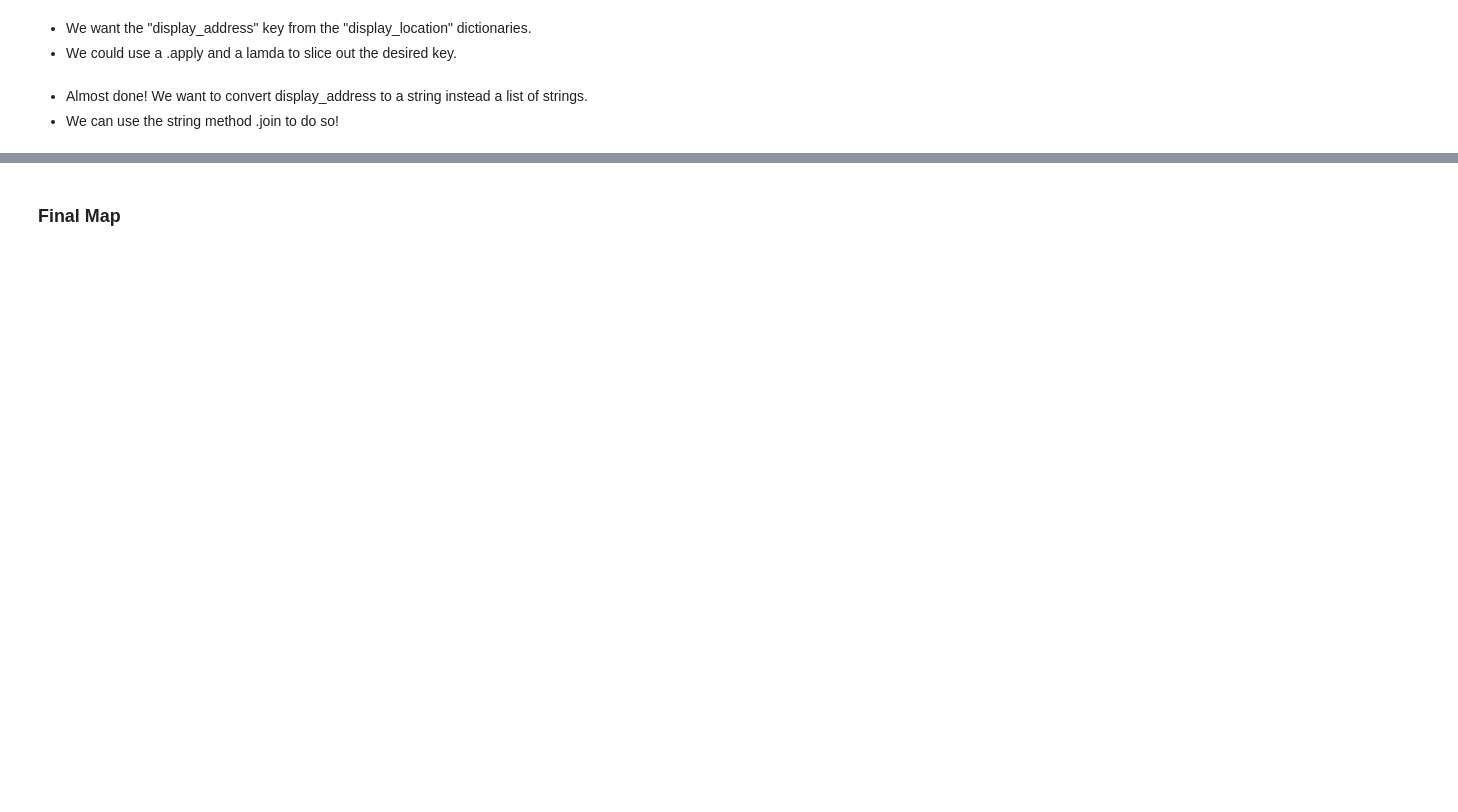
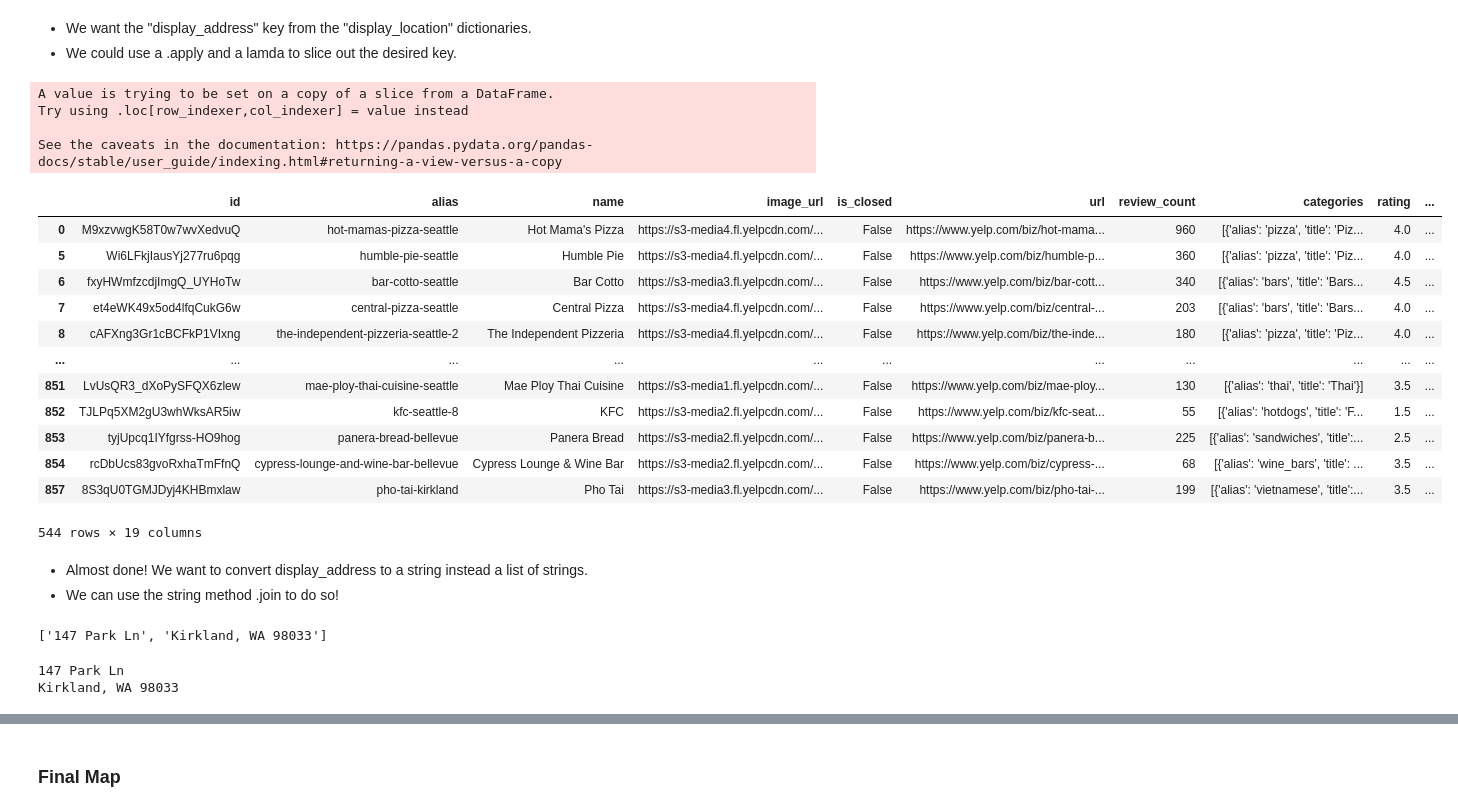
Before and after one commit to MileneCV/data-enrichment-wk14-activity-mapping-yelp-api-results, a Jupyter notebook: Part2-Mapping Yelp Search Results.ipynb, the cells around one changed output, grey strips where cells are left out. Drawn from its saved outputs; the diff is of its cells as text; code cells hidden in the pictures; blank space fills up the shorter version.

```diff
--- a/Part2-Mapping Yelp Search Results.ipynb
+++ b/Part2-Mapping Yelp Search Results.ipynb
@@ -293,12 +385,40 @@ test_addr
 - We could use a .apply and a lamda to slice out the desired key.
 # %%
 ## use apply and lambda to slice correct key
+df['display_address'] = df['display_location'].apply(lambda x: x['display_address'])
+df
+# %% [output]
+A value is trying to be set on a copy of a slice from a DataFrame.
+Try using .loc[row_indexer,col_indexer] = value instead
+
+See the caveats in the documentation: https://pandas.pydata.org/pandas-docs/stable/user_guide/indexing.html#returning-a-view-versus-a-copy
+|  | id | alias | name | image_url | is_closed | url | review_count | categories | rating | ... |
+| 0 | M9xzvwgK58T0w7wvXedvuQ | hot-mamas-pizza-seattle | Hot Mama's Pizza | https://s3-media4.fl.yelpcdn.com/... | False | https://www.yelp.com/biz/hot-mama... | 960 | [{'alias': 'pizza', 'title': 'Piz... | 4.0 | ... |
+| 5 | Wi6LFkjIausYj277ru6pqg | humble-pie-seattle | Humble Pie | https://s3-media4.fl.yelpcdn.com/... | False | https://www.yelp.com/biz/humble-p... | 360 | [{'alias': 'pizza', 'title': 'Piz... | 4.0 | ... |
+| 6 | fxyHWmfzcdjImgQ_UYHoTw | bar-cotto-seattle | Bar Cotto | https://s3-media3.fl.yelpcdn.com/... | False | https://www.yelp.com/biz/bar-cott... | 340 | [{'alias': 'bars', 'title': 'Bars... | 4.5 | ... |
+| 7 | et4eWK49x5od4lfqCukG6w | central-pizza-seattle | Central Pizza | https://s3-media4.fl.yelpcdn.com/... | False | https://www.yelp.com/biz/central-... | 203 | [{'alias': 'bars', 'title': 'Bars... | 4.0 | ... |
+| 8 | cAFXng3Gr1cBCFkP1VIxng | the-independent-pizzeria-seattle-2 | The Independent Pizzeria | https://s3-media4.fl.yelpcdn.com/... | False | https://www.yelp.com/biz/the-inde... | 180 | [{'alias': 'pizza', 'title': 'Piz... | 4.0 | ... |
+| ... | ... | ... | ... | ... | ... | ... | ... | ... | ... | ... |
+| 851 | LvUsQR3_dXoPySFQX6zlew | mae-ploy-thai-cuisine-seattle | Mae Ploy Thai Cuisine | https://s3-media1.fl.yelpcdn.com/... | False | https://www.yelp.com/biz/mae-ploy... | 130 | [{'alias': 'thai', 'title': 'Thai'}] | 3.5 | ... |
+| 852 | TJLPq5XM2gU3whWksAR5iw | kfc-seattle-8 | KFC | https://s3-media2.fl.yelpcdn.com/... | False | https://www.yelp.com/biz/kfc-seat... | 55 | [{'alias': 'hotdogs', 'title': 'F... | 1.5 | ... |
+| 853 | tyjUpcq1IYfgrss-HO9hog | panera-bread-bellevue | Panera Bread | https://s3-media2.fl.yelpcdn.com/... | False | https://www.yelp.com/biz/panera-b... | 225 | [{'alias': 'sandwiches', 'title':... | 2.5 | ... |
+| 854 | rcDbUcs83gvoRxhaTmFfnQ | cypress-lounge-and-wine-bar-bellevue | Cypress Lounge & Wine Bar | https://s3-media2.fl.yelpcdn.com/... | False | https://www.yelp.com/biz/cypress-... | 68 | [{'alias': 'wine_bars', 'title': ... | 3.5 | ... |
+| 857 | 8S3qU0TGMJDyj4KHBmxlaw | pho-tai-kirkland | Pho Tai | https://s3-media3.fl.yelpcdn.com/... | False | https://www.yelp.com/biz/pho-tai-... | 199 | [{'alias': 'vietnamese', 'title':... | 3.5 | ... |
+544 rows × 19 columns
 # %% [markdown]
 - Almost done! We want to convert display_address to a string instead a list of strings.
 - We can use the string method .join to do so!
 # %%
 ## slice out a test_address
+test_addr = df.loc[857, 'display_address']
+test_addr
+# %% [output]
+['147 Park Ln', 'Kirkland, WA 98033']
 # %%
 ## test using .join with a "\n"
+print('\n'.join(test_addr))
+# %% [output]
+147 Park Ln
+Kirkland, WA 98033
 # %%
 ## apply the join to every row with a lambda
```
Also changed, not shown: parts of 17 cells of this notebook, 1 other file.
